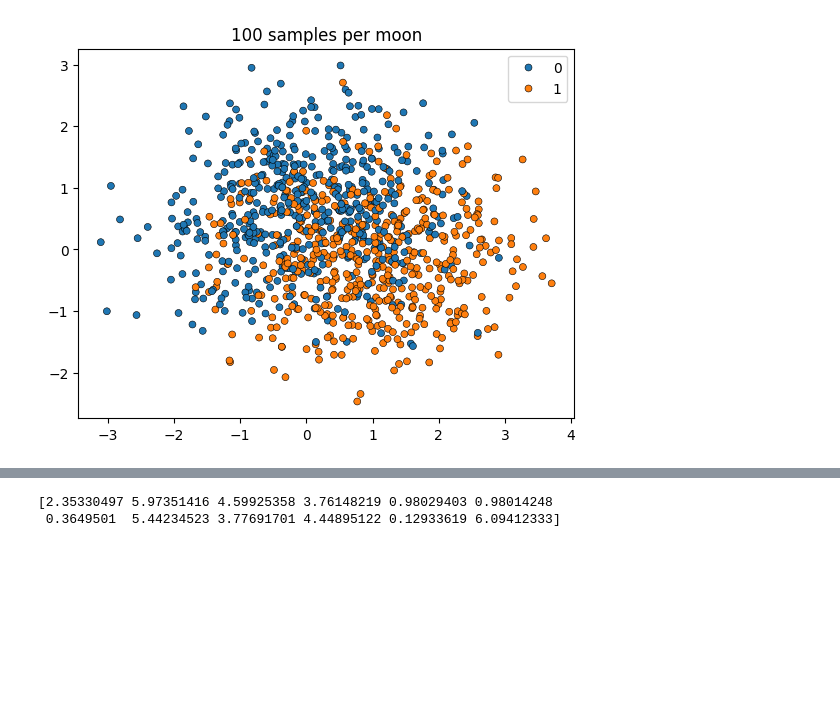
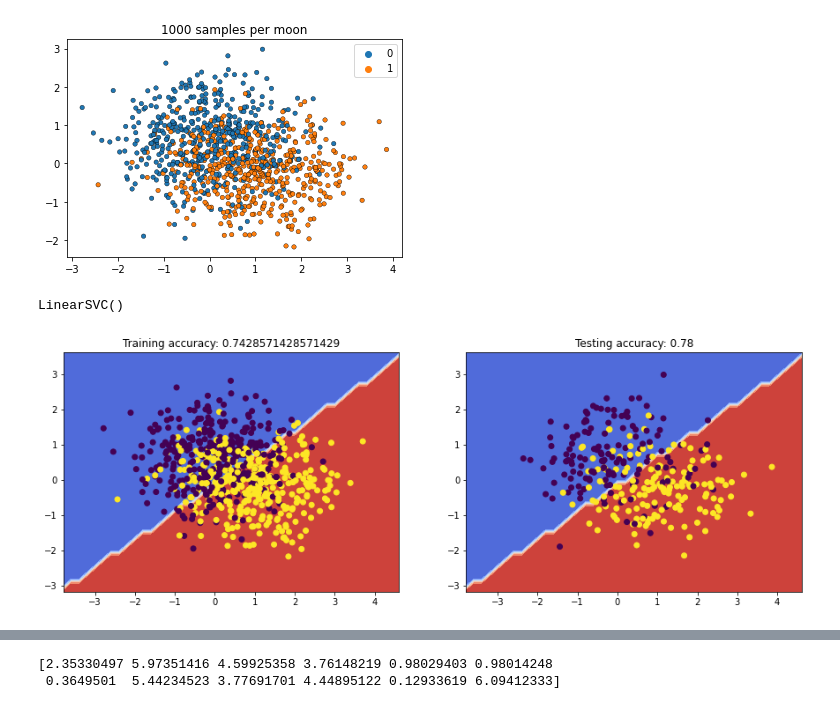
Before and after one commit to Roman20022002/QPQC_Project, a Jupyter notebook: Version_1.ipynb, the cells around one changed output, grey strips where cells are left out. Cells and saved outputs as stored; diff of their text form; code cells hidden in the pictures; blank space fills up the shorter version.

```diff
--- a/Version_1.ipynb
+++ b/Version_1.ipynb
@@ -25,8 +37,33 @@ from qiskit.algorithms.optimizers import COBYLA, ADAM, SPSA, SLSQP, POWELL, L_BF
 # %%
-X, y = make_moons(n_samples=1000, noise=0.8)
-sns.scatterplot(x=X[:, 0], y=X[:, 1], hue=y, marker="o", s=25, edgecolor="k", legend=True).set_title("100 samples per moon")
+n_samples = 1000
+X, y = make_moons(n_samples=n_samples, noise=0.7)
+sns.scatterplot(x=X[:, 0], y=X[:, 1], hue=y, marker="o", s=20, edgecolor="k", legend=True).set_title(str(n_samples) +" samples per moon")
 plt.show()
 
 X_train, X_test, y_train, y_test = train_test_split(X, y, test_size=0.3)
 # %% [output]
-[figure, old version]
+[figure, new version]
+# %%
+classical_svm = svm.LinearSVC()
+classical_svm.fit(X_train, y_train)
+# %% [output]
+LinearSVC()
+# %%
+accuracy_train = classical_svm.score(X_train, y_train)
+accuracy_test = classical_svm.score(X_test, y_test)
+
+X_0, X_1 = X_train[:, 0], X_train[:, 1]
+x1x1, x2x2 = make_meshgrid(X_0, X_1)
+contours = classical_svm.predict(np.c_[x1x1.ravel(), x2x2.ravel()])
+contours = contours.reshape(x1x1.shape)
+
+fig,ax=plt.subplots(1,2,figsize=(15,5))
+ax[0].contourf(x1x1, x2x2, contours, cmap=plt.cm.coolwarm)
+ax[0].scatter(X_0, X_1, c=y_train)
+ax[0].set_title('Training accuracy: '+ str(accuracy_train));
+
+ax[1].contourf(x1x1, x2x2, contours, cmap=plt.cm.coolwarm)
+ax[1].scatter(X_test[:,0], X_test[:,1], c=y_test)
+ax[1].set_title('Testing accuracy: '+ str(accuracy_test));
+# %% [output]
+[figure, added]
```
Also changed, not shown: parts of 10 cells of this notebook.
